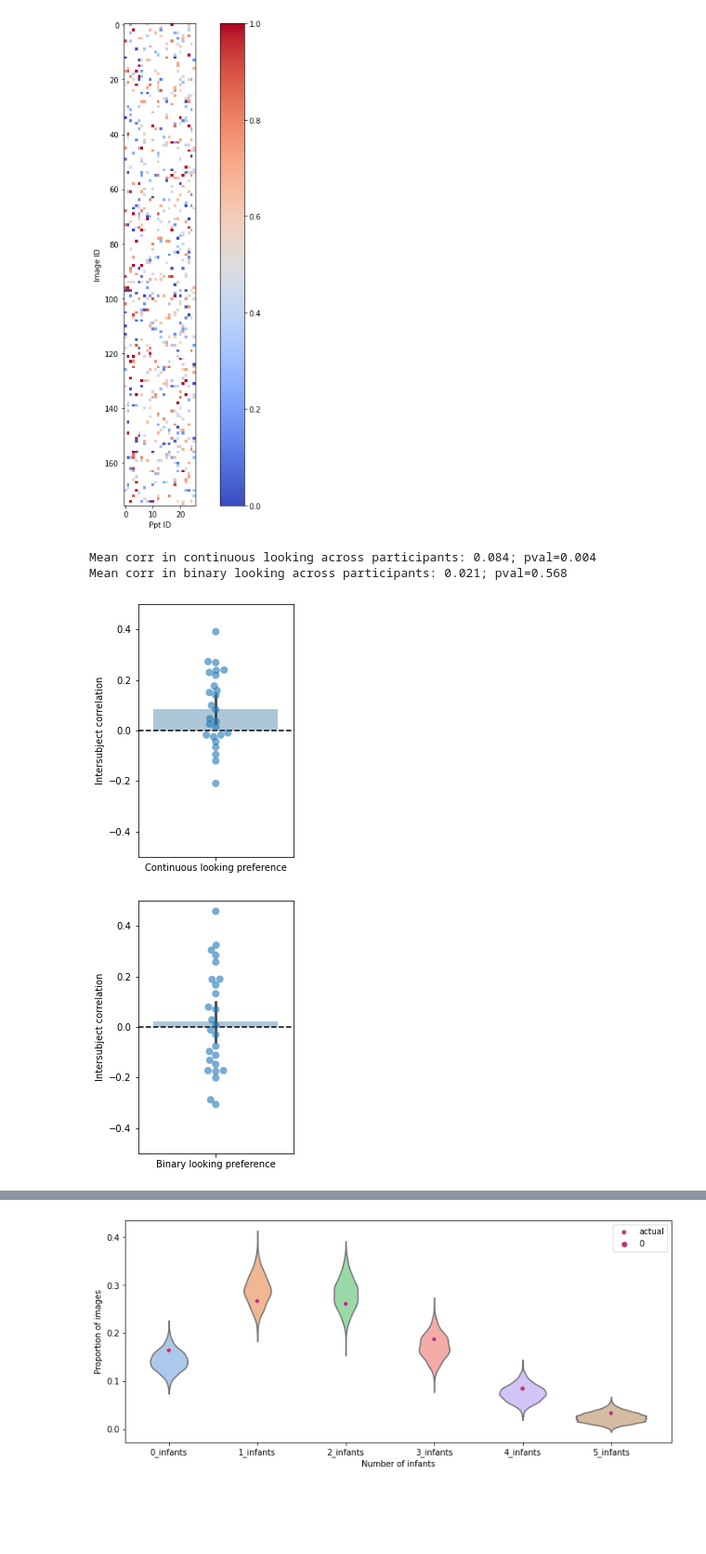
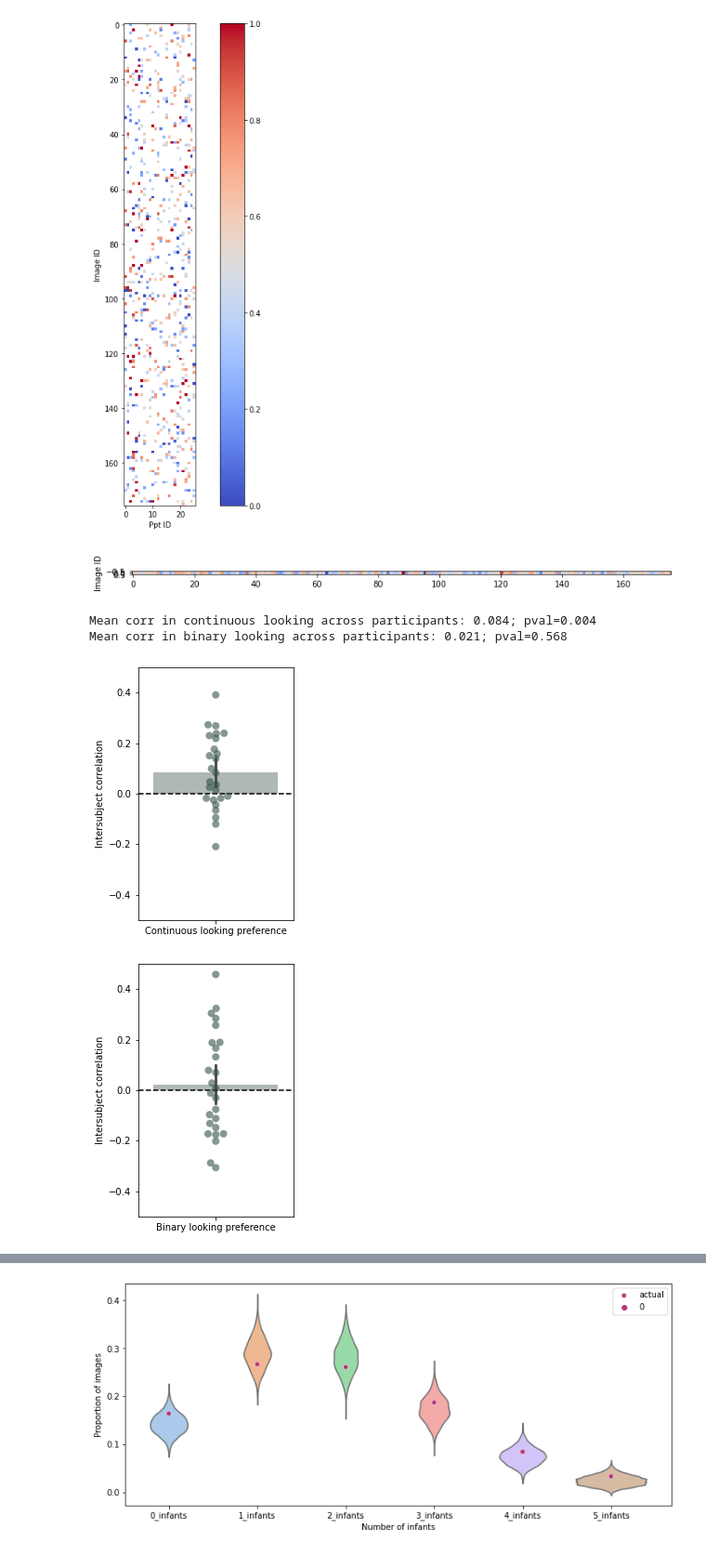
Before and after one commit to ntblab/infant_neuropipe, a Jupyter notebook: scripts/SubMem_Categories/SubMem_Categories.ipynb, the cells around one changed output, grey strips where cells are left out. Shown at 93% size. Cells and saved outputs as stored; diff of their text form; code cells hidden in the pictures; blank space fills up the shorter version.

```diff
--- a/scripts/SubMem_Categories/SubMem_Categories.ipynb
+++ b/scripts/SubMem_Categories/SubMem_Categories.ipynb
@@ -722,14 +722,23 @@ prop_fam_binary = [sum(np.array(looking_behavior[i]['prop_fam'])>0.5)/len(lookin
  for i in looking_behavior.keys()]
 
 pval,CIs = bootstrap_mean(prop_fam_binary,null_vall=0.5)
-print('Mean proportion looking to familiar (binary): %0.3f [%0.3f -- %0.3f], p = %0.3f' %
+print('Mean proportion looking to familiar (binary):  M = %0.3f [%0.3f -- %0.3f], p = %0.3f' %
       (np.nanmean(prop_fam_binary),CIs[0],CIs[1],pval))
 
+rval=stats.spearmanr(np.array(df.Age),prop_fam_binary)[0]
+pval,CIs=bootstrap_corr(np.array(df.Age),prop_fam_binary,model=stats.spearmanr)
+print('Age effect (binary): spearman rho = %0.3f [%0.3f - %0.3f], p=%0.3f' %(rval,CIs[0],CIs[1],pval))
+
+print()
 # Continuous version --- what was the average looking to familiar
 prop_fam_cont = [np.nanmean(np.array(looking_behavior[i]['prop_fam']))
  for i in looking_behavior.keys()]
 
 pval,CIs = bootstrap_mean(prop_fam_cont,null_vall=0.5)
-print('Mean proportion looking to familiar (continuous): %0.3f [%0.3f -- %0.3f], p = %0.3f' %
+print('Mean proportion looking to familiar (continuous): M = %0.3f [%0.3f -- %0.3f], p = %0.3f' %
       (np.nanmean(prop_fam_cont),CIs[0],CIs[1],pval))
+
+rval=stats.spearmanr(np.array(df.Age),prop_fam_cont)[0]
+pval,CIs=bootstrap_corr(np.array(df.Age),prop_fam_cont,model=stats.spearmanr)
+print('Age effect (cont): spearman rho = %0.3f [%0.3f - %0.3f], p=%0.3f' %(rval,CIs[0],CIs[1],pval))
 # %% [output]
@@ -848,6 +860,14 @@ plt.colorbar()
 fig.savefig(save_plot_dir+'item_effects_matrix.svg')
 # %% [output]
 [figure]
+# %%
+fig = plt.figure(figsize=(12,12))
+plt.imshow(np.nanmean(saliency_matrix,axis=1).reshape(1,-1),
+           cmap='coolwarm',vmin=0,vmax=1)
+plt.ylabel('Image ID')
+fig.savefig(save_plot_dir+'item_effects_matrix_avg.svg')
+# %% [output]
+[figure, added]
 # %%
 ## Let's now characterize similarity across participants by correlating looking preferences
 # a single participant is held-out and we are correlating the average looking preference of all other infants with held-out infant
@@ -885,40 +905,40 @@ for ppt1 in range(saliency_matrix.shape[1]):
 ## continuous version
 fig =plt.figure(figsize=(3,5))
 corr_df = pd.DataFrame({'corrs':loo_isc_corrs_cont})
-sns.swarmplot(data=corr_df,alpha=0.6,size=8)
-sns.barplot(data=corr_df,alpha=0.4)
+sns.swarmplot(data=corr_df,alpha=0.6,size=8,color='#35524A')
+sns.barplot(data=corr_df,alpha=0.4,color='#35524A')
 plt.axhline(0,linestyle='dashed',color='black')
 plt.ylim(-0.5,0.5)
 plt.ylabel('Intersubject correlation')
 plt.xticks([0],['Continuous looking preference'])
 
 # report the stats and save the figure
 np.random.seed(0)
 print('Mean corr in continuous looking across participants: %0.3f; pval=%0.3f' %(np.nanmean(loo_isc_corrs_cont),
                                                                                  bootstrap_mean(loo_isc_corrs_cont)[0]))
 fig.savefig(save_plot_dir+'loo_isc_behavior_cont.svg')
 
 
 ## binary version
 fig =plt.figure(figsize=(3,5))
 corr_df = pd.DataFrame({'corrs':loo_isc_corrs_bin})
-sns.swarmplot(data=corr_df,alpha=0.6,size=8)
-sns.barplot(data=corr_df,alpha=0.4)
+sns.swarmplot(data=corr_df,alpha=0.6,size=8,color='#35524A')
+sns.barplot(data=corr_df,alpha=0.4,color='#35524A')
 plt.ylim(-0.5,0.5)
 plt.axhline(0,linestyle='dashed',color='black')
 plt.ylabel('Intersubject correlation')
 plt.xticks([0],['Binary looking preference'])
 
 # report the stats and save the figure
 np.random.seed(0)
 print('Mean corr in binary looking across participants: %0.3f; pval=%0.3f' %(np.nanmean(loo_isc_corrs_bin),
                                                                                  bootstrap_mean(loo_isc_corrs_bin)[0]))
 fig.savefig(save_plot_dir+'loo_isc_behavior_bin.svg')
 # %% [output]
 Mean corr in continuous looking across participants: 0.084; pval=0.004
 Mean corr in binary looking across participants: 0.021; pval=0.568
-[figure, old version]
+[figure, new version]
-[figure, old version]
+[figure, new version]
 # %%
 # A different way of looking at this: how many participants would we expect to look more at a given image by chance?
 np.random.seed(0)
```
Also changed, not shown: parts of 25 cells of this notebook.
